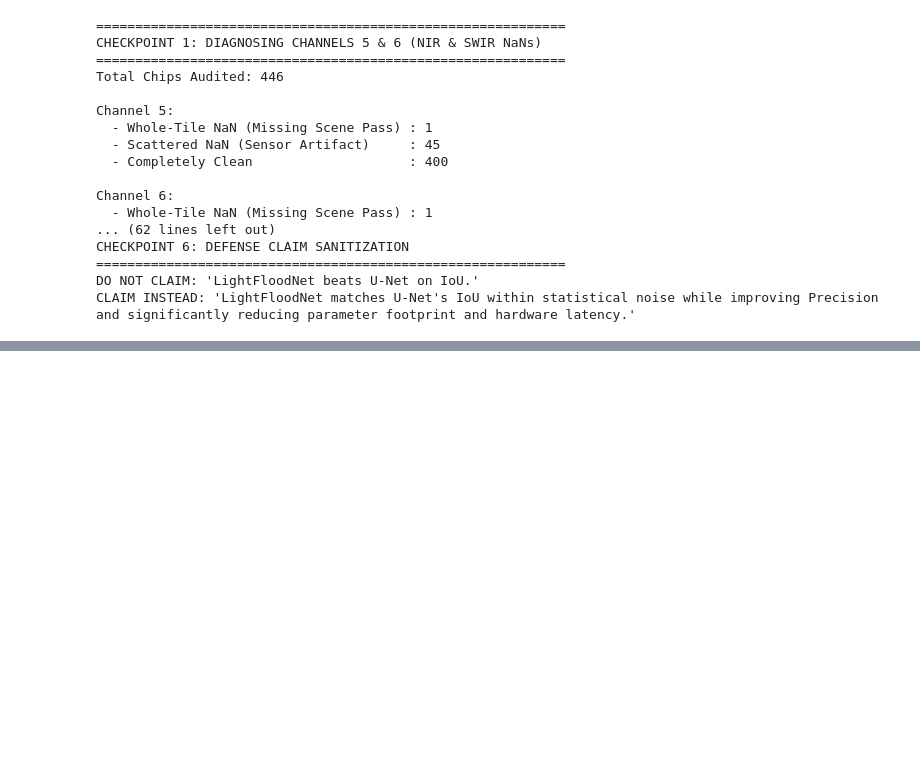
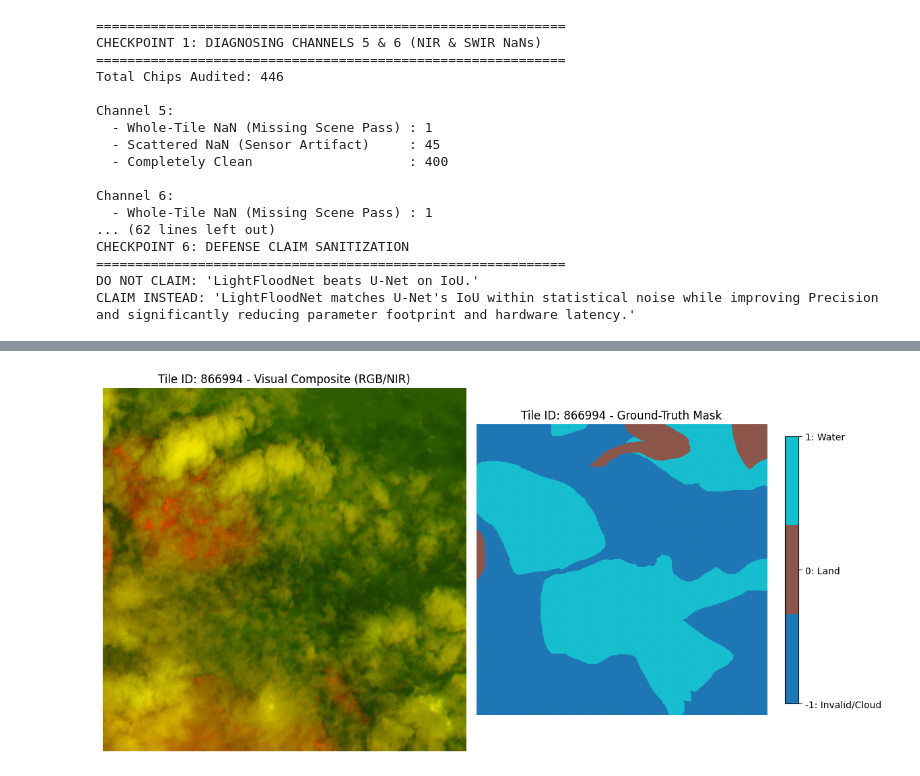
Before and after one commit to srinicca/minor-project, a Jupyter notebook: sen1floods11.ipynb, the cells around one changed output, grey strips where cells are left out. Drawn from its saved outputs; the diff is of its cells as text; code cells hidden in the pictures; blank space fills up the shorter version.

Commit message:
Kaggle Notebook | sen1floods11 | Version 4

```diff
--- a/sen1floods11.ipynb
+++ b/sen1floods11.ipynb
@@ -590,0 +721,70 @@ CLAIM INSTEAD: 'LightFloodNet matches U-Net's IoU within statistical noise while
+# %%
+import os
+import rasterio
+import numpy as np
+import matplotlib.pyplot as plt
+
+# Base paths
+DATASET_DIR = '/kaggle/input/datasets/oindrieelmondal/sen1floods11-8-channel-remote-sensing-dataset/dataset/Sen1Floods11_8Channel'
+IMAGE_DIR = os.path.join(DATASET_DIR, 'image')
+LABEL_DIR = os.path.join(DATASET_DIR, 'label')
+
+def display_tile(tile_id):
+    """
+    Loads and displays the RGB composite (Channels 3, 4, 5 / Green, Red, NIR)
+    and the ground-truth mask for a given tile ID.
+    """
+    img_path = os.path.join(IMAGE_DIR, f"{tile_id}_image.tif")
+    lbl_path = os.path.join(LABEL_DIR, f"{tile_id}_label.tif")
+
+    if not os.path.exists(img_path) or not os.path.exists(lbl_path):
+        print(f"Error: File for ID {tile_id} not found.")
+        return
+
+    # Read 8-channel imagery
+    with rasterio.open(img_path) as src_img:
+        image = src_img.read()  # Shape: (8, H, W)
+
+    # Read target ground-truth label mask
+    with rasterio.open(lbl_path) as src_lbl:
+        label = src_lbl.read(1)  # Shape: (H, W)
+
+    # Extract False-Color RGB composite for optical visualization (NIR, Red, Green)
+    # Channel 5: NIR (index 4), Channel 4: Red (index 3), Channel 3: Green (index 2)
+    nir = image[4]
+    red = image[3]
+    green = image[2]
+
+    # Stack and normalize to [0, 1] for plotting
+    rgb = np.stack([red, green, nir], axis=-1)
+    rgb_min, rgb_max = np.nanmin(rgb), np.nanmax(rgb)
+    if rgb_max > rgb_min:
+        rgb_norm = (rgb - rgb_min) / (rgb_max - rgb_min)
+    else:
+        rgb_norm = np.zeros_like(rgb)
+
+    # Plot Image and Label side-by-side
+    fig, axes = plt.subplots(1, 2, figsize=(12, 6))
+
+    # Input image visual
+    axes[0].imshow(rgb_norm)
+    axes[0].set_title(f"Tile ID: {tile_id} - Visual Composite (RGB/NIR)")
+    axes[0].axis('off')
+
+    # Ground-truth mask visual (-1: No-data, 0: Land, 1: Water)
+    cmap = plt.cm.get_cmap('tab10', 3)
+    im = axes[1].imshow(label, cmap=cmap, vmin=-1, vmax=1)
+    axes[1].set_title(f"Tile ID: {tile_id} - Ground-Truth Mask")
+    axes[1].axis('off')
+
+    # Colorbar legends
+    cbar = plt.colorbar(im, ax=axes[1], ticks=[-1, 0, 1], shrink=0.7)
+    cbar.ax.set_yticklabels(['-1: Invalid/Cloud', '0: Land', '1: Water'])
+
+    plt.tight_layout()
+    plt.show()
+
+# Example usage for ID 866994 from train split
+display_tile(866994)
+# %% [output]
+[figure, added]
```
Also changed, not shown: parts of 8 cells of this notebook.
